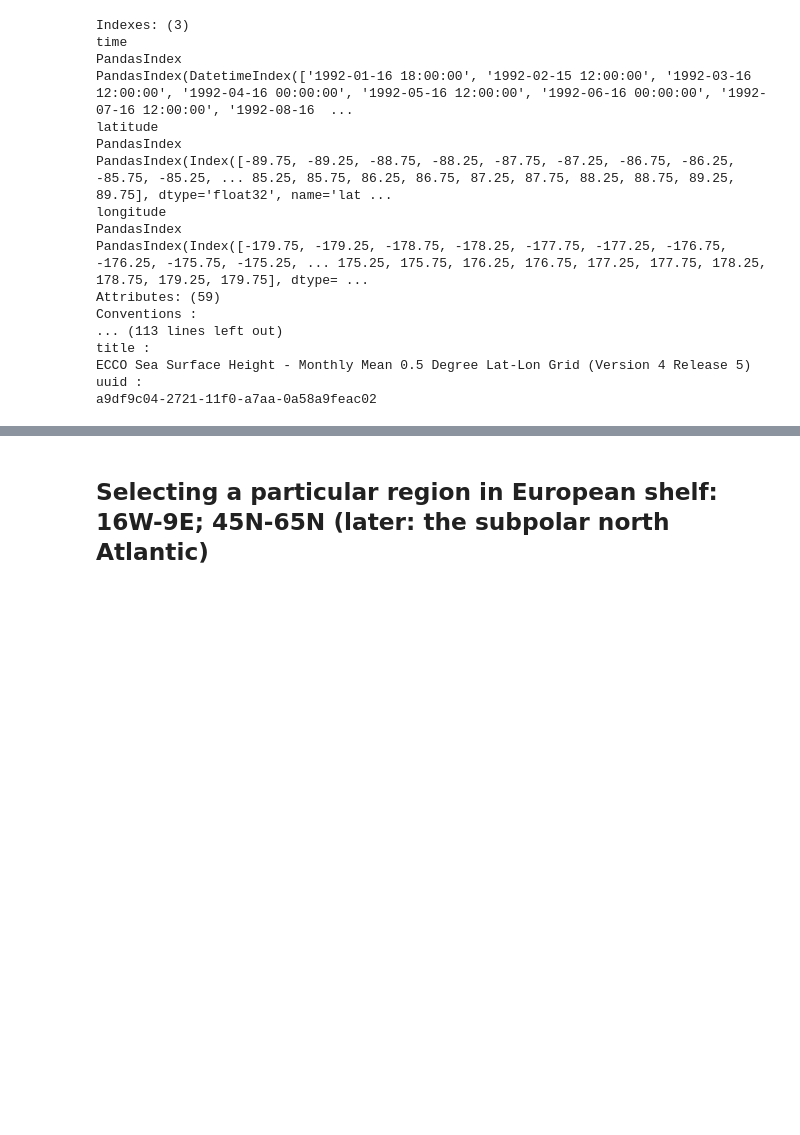
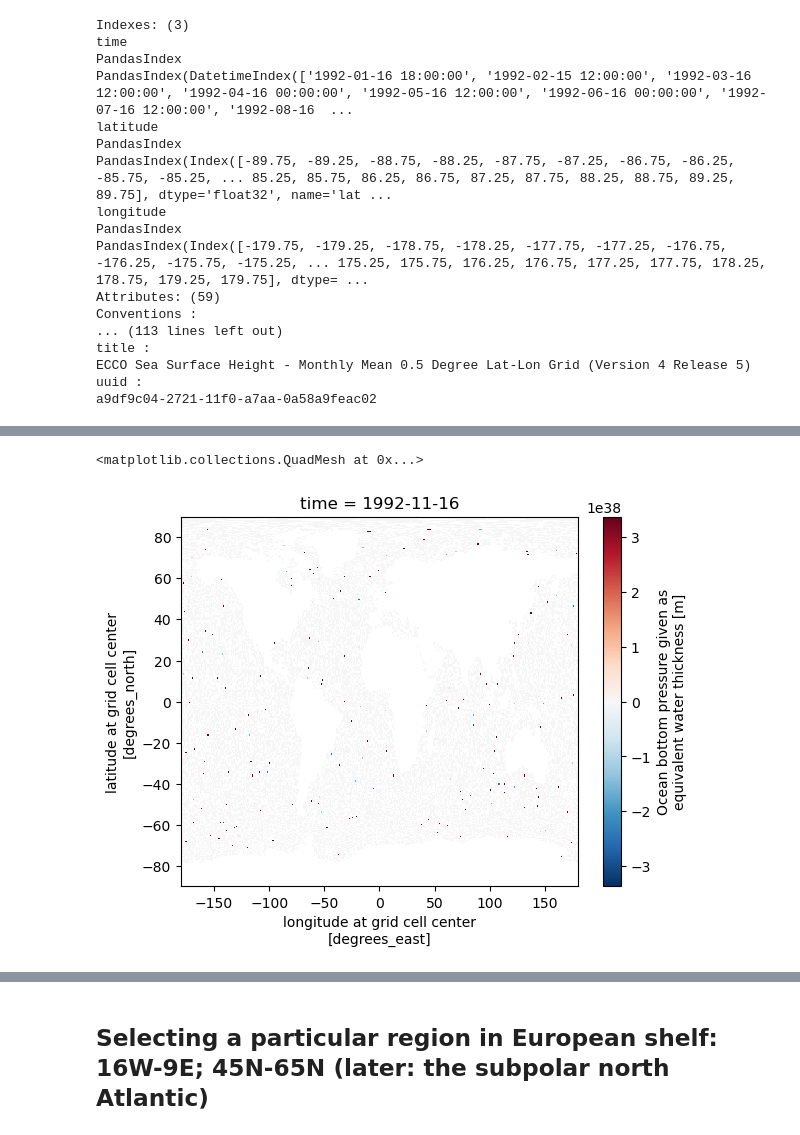
Before and after one commit to ojhoundegnonto/ESS25-Team_PISEAL, a Jupyter notebook: contributors/ohoundeg/SSH_analysis_ojh.ipynb, the cells around one changed output, grey strips where cells are left out. Drawn from its saved outputs; the diff is of its cells as text; code cells hidden in the pictures; blank space fills up the shorter version.

```diff
--- a/contributors/ohoundeg/SSH_analysis_ojh.ipynb
+++ b/contributors/ohoundeg/SSH_analysis_ojh.ipynb
@@ -439,0 +534,5 @@ plt.title(label="mean SSH");
+# %%
+eta_b[10,:,:].plot()
+# %% [output]
+<matplotlib.collections.QuadMesh at 0x...>
+[figure, added]
```
Also changed, not shown: parts of 17 cells of this notebook, 1 other file.
